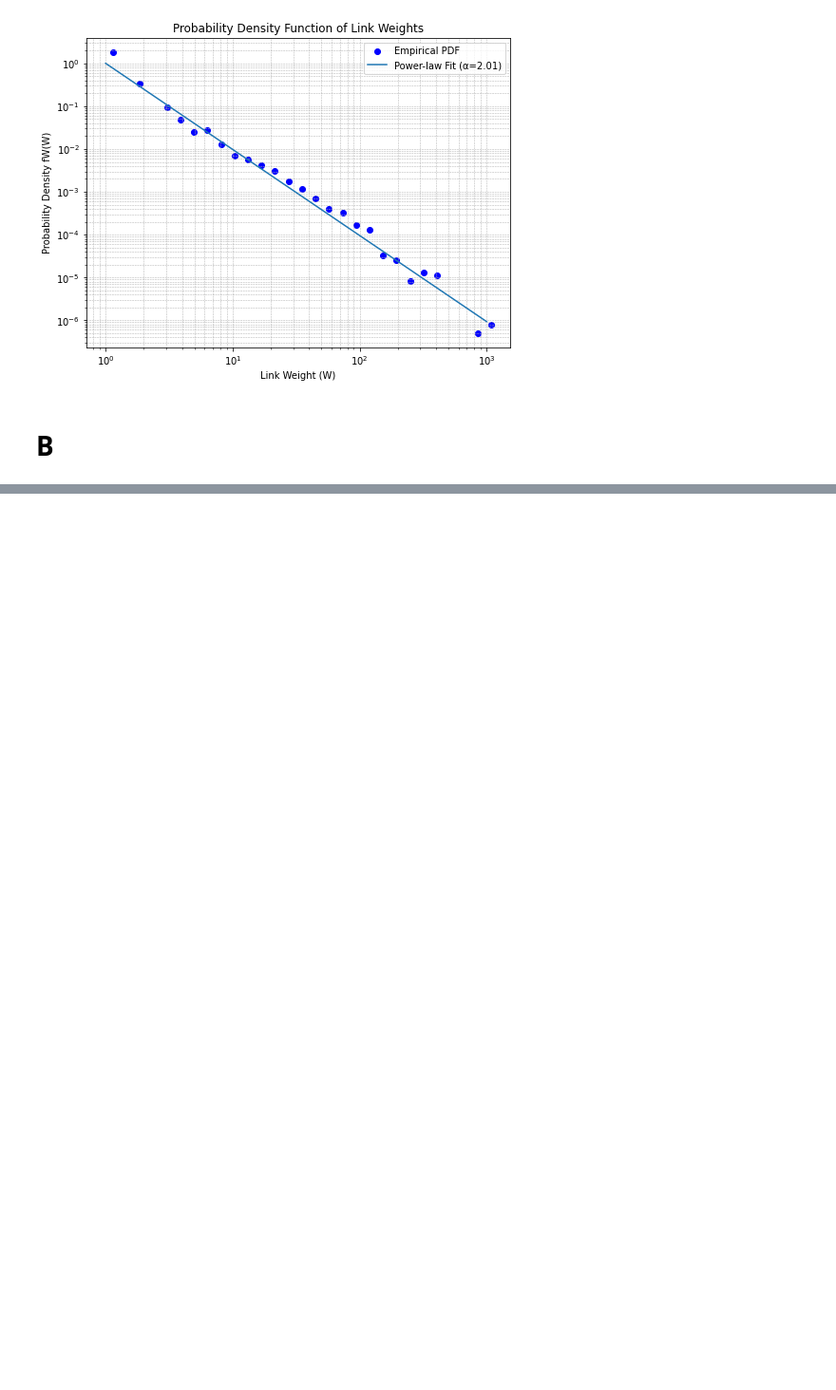
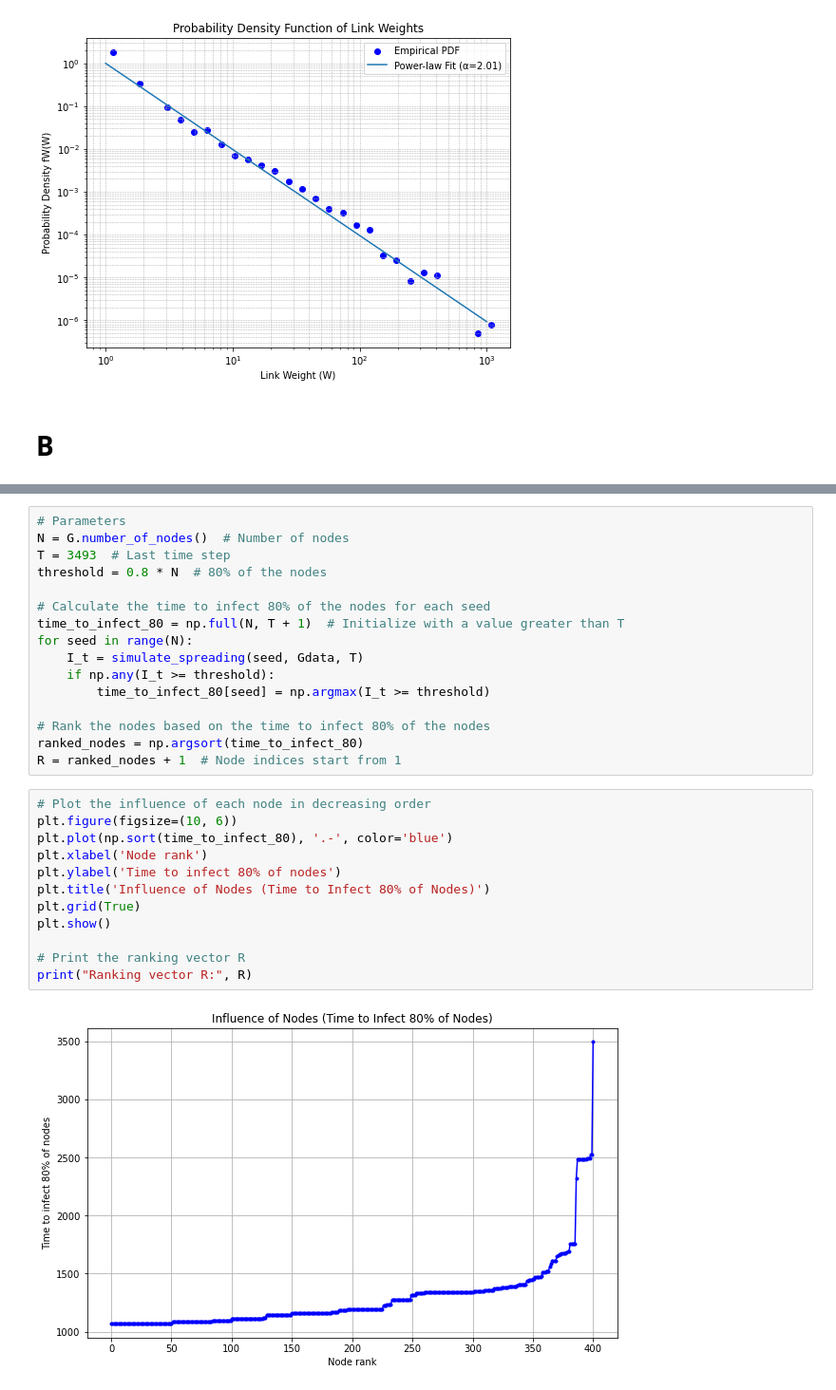
Before and after one commit to Tim-Albers/ComplexNetworks, a Jupyter notebook: FINAL_NOTEBOOK.ipynb, the cells around one changed output, grey strips where cells are left out. Shown at 95% size. Saved outputs shown, nothing was run; the diff lists cells and outputs as text; blank space fills up the shorter version.

```diff
--- a/FINAL_NOTEBOOK.ipynb
+++ b/FINAL_NOTEBOOK.ipynb
@@ -283,0 +248,30 @@ plt.fill_between(range(T_max + 1), mean_infected - std_infected, mean_infected +
+# %%
+# Parameters
+N = G.number_of_nodes()  # Number of nodes
+T = 3493  # Last time step
+threshold = 0.8 * N  # 80% of the nodes
+
+# Calculate the time to infect 80% of the nodes for each seed
+time_to_infect_80 = np.full(N, T + 1)  # Initialize with a value greater than T
+for seed in range(N):
+    I_t = simulate_spreading(seed, Gdata, T)
+    if np.any(I_t >= threshold):
+        time_to_infect_80[seed] = np.argmax(I_t >= threshold)
+
+# Rank the nodes based on the time to infect 80% of the nodes
+ranked_nodes = np.argsort(time_to_infect_80)
+R = ranked_nodes + 1  # Node indices start from 1
+# %%
+# Plot the influence of each node in decreasing order
+plt.figure(figsize=(10, 6))
+plt.plot(np.sort(time_to_infect_80), '.-', color='blue')
+plt.xlabel('Node rank')
+plt.ylabel('Time to infect 80% of nodes')
+plt.title('Influence of Nodes (Time to Infect 80% of Nodes)')
+plt.grid(True)
+plt.show()
+
+# Print the ranking vector R
+print("Ranking vector R:", R)
+# %% [output]
+[figure, added]
```
Also changed, not shown: parts of 10 cells of this notebook.
